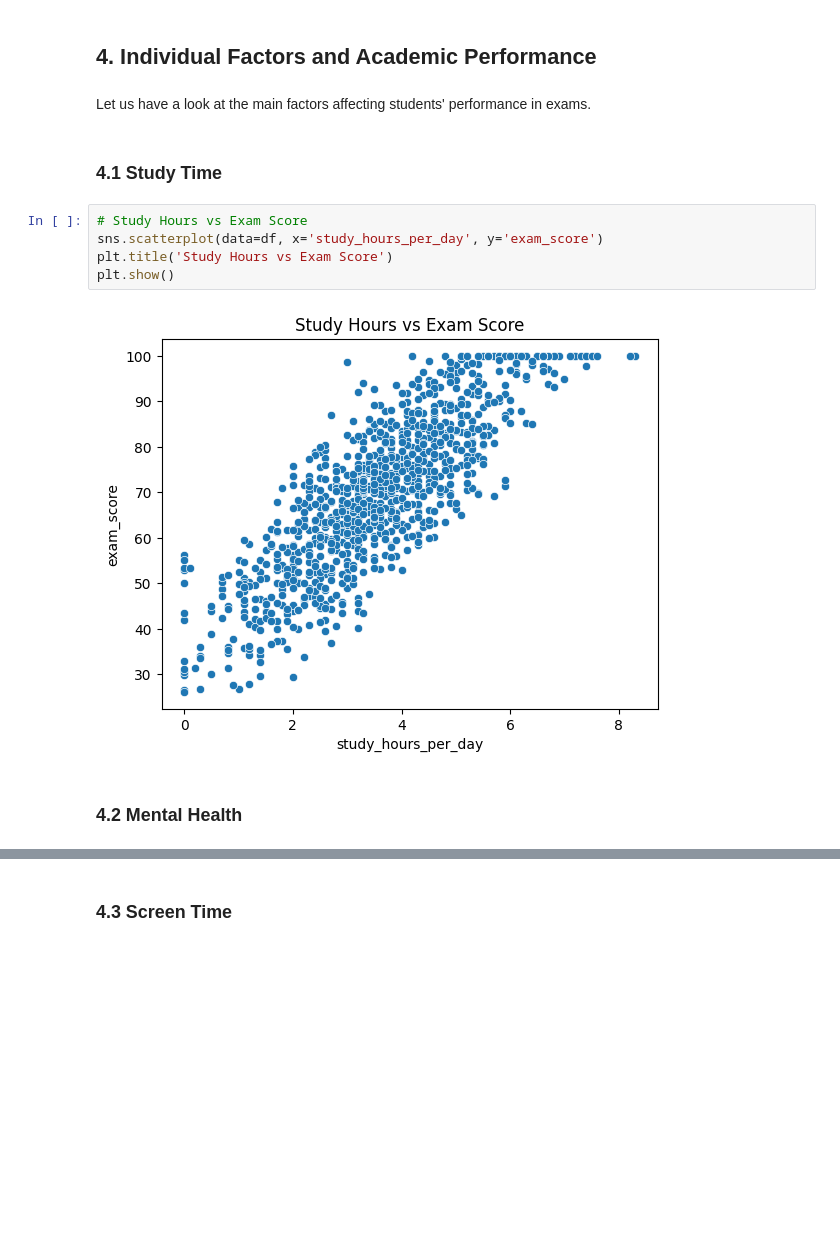
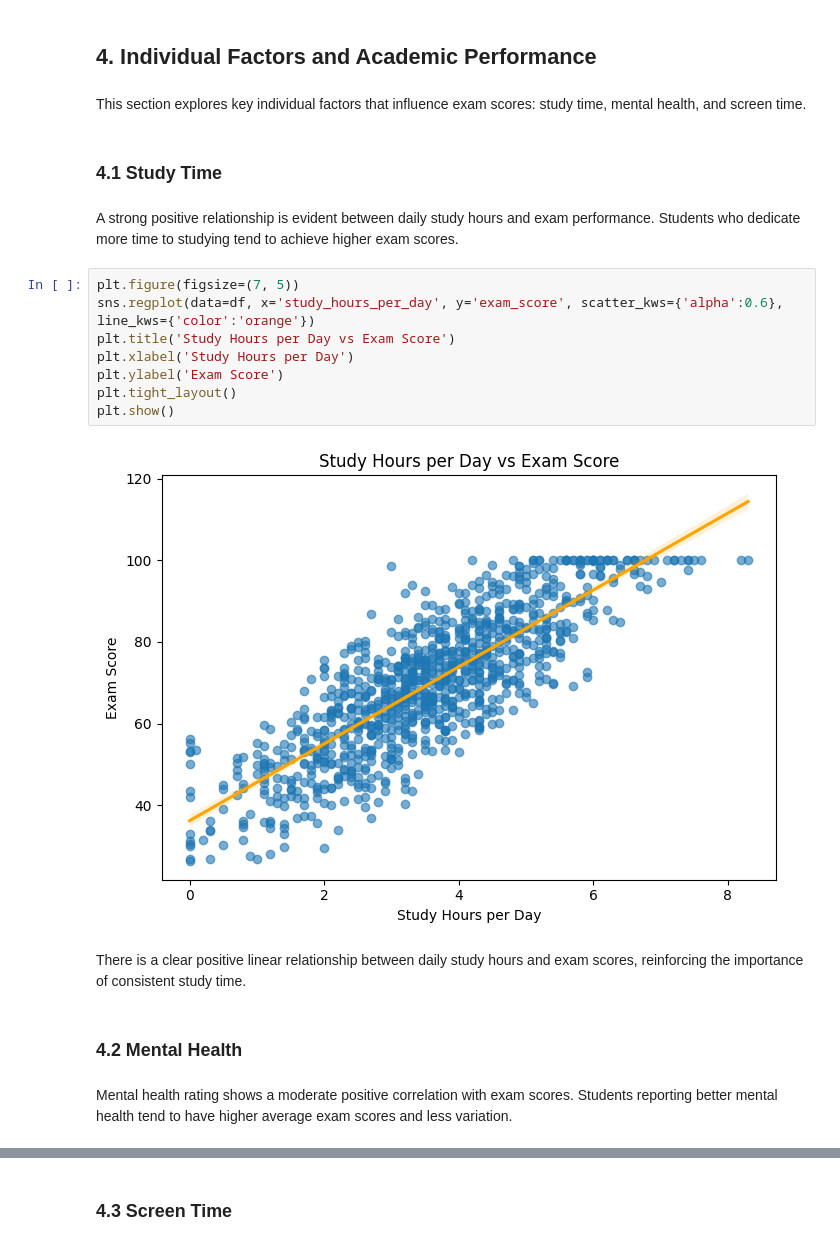
Before and after one commit to martyna-haliniak/visualisations_in_python, a Jupyter notebook: visualisations_task.ipynb, the cells around one changed output, grey strips where cells are left out. Saved outputs shown, nothing was run; the diff lists cells and outputs as text; blank space fills up the shorter version.

Commit message:
Changed plots and added markdowns in section 4

```diff
--- a/visualisations_task.ipynb
+++ b/visualisations_task.ipynb
@@ -325,16 +303,25 @@ dtype: float64
 # %% [markdown]
 ## 4. Individual Factors and Academic Performance
 # %% [markdown]
-Let us have a look at the main factors affecting students' performance in exams.
+This section explores key individual factors that influence exam scores: study time, mental health, and screen time.
 # %% [markdown]
 ### 4.1 Study Time
+# %% [markdown]
+A strong positive relationship is evident between daily study hours and exam performance. Students who dedicate more time to studying tend to achieve higher exam scores.
 # %%
-# Study Hours vs Exam Score
-sns.scatterplot(data=df, x='study_hours_per_day', y='exam_score')
-plt.title('Study Hours vs Exam Score')
+plt.figure(figsize=(7, 5))
+sns.regplot(data=df, x='study_hours_per_day', y='exam_score', scatter_kws={'alpha':0.6}, line_kws={'color':'orange'})
+plt.title('Study Hours per Day vs Exam Score')
+plt.xlabel('Study Hours per Day')
+plt.ylabel('Exam Score')
+plt.tight_layout()
 plt.show()
 # %% [output]
-[figure, old version]
+[figure, new version]
+# %% [markdown]
+There is a clear positive linear relationship between daily study hours and exam scores, reinforcing the importance of consistent study time.
 # %% [markdown]
 ### 4.2 Mental Health
+# %% [markdown]
+Mental health rating shows a moderate positive correlation with exam scores. Students reporting better mental health tend to have higher average exam scores and less variation.
 # %%
```
Also changed, not shown: parts of 13 cells of this notebook.
